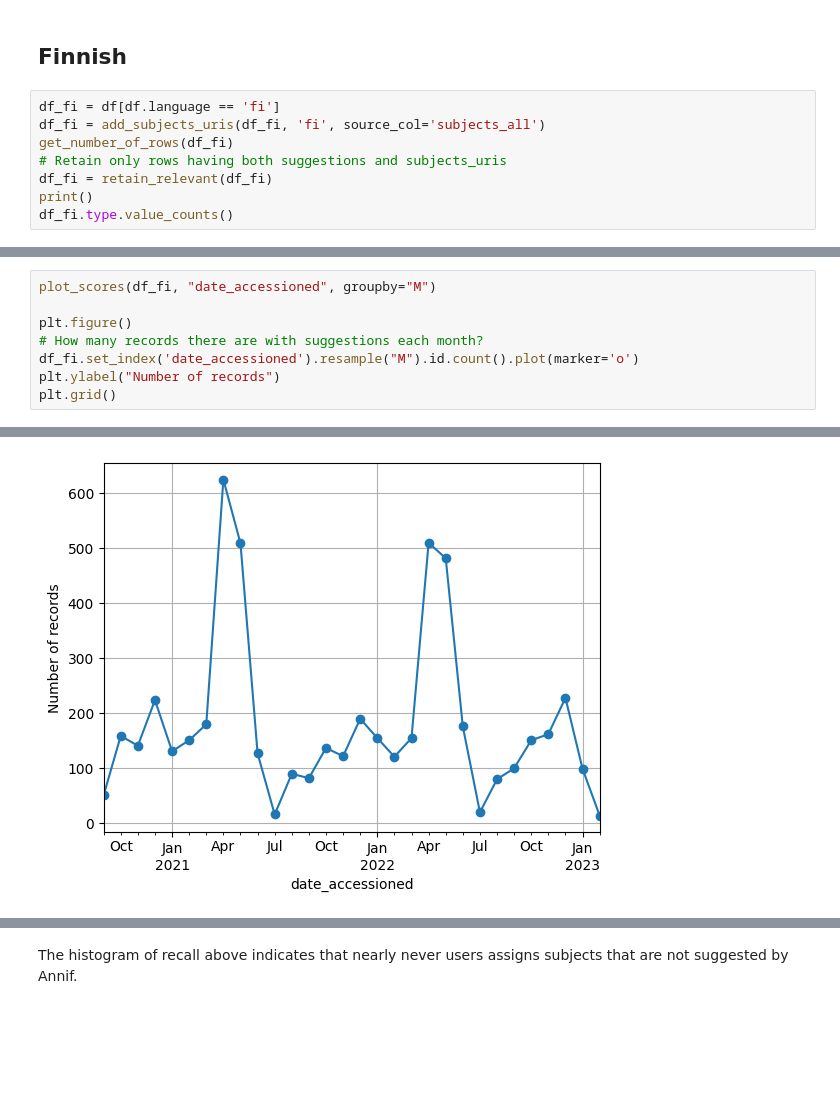
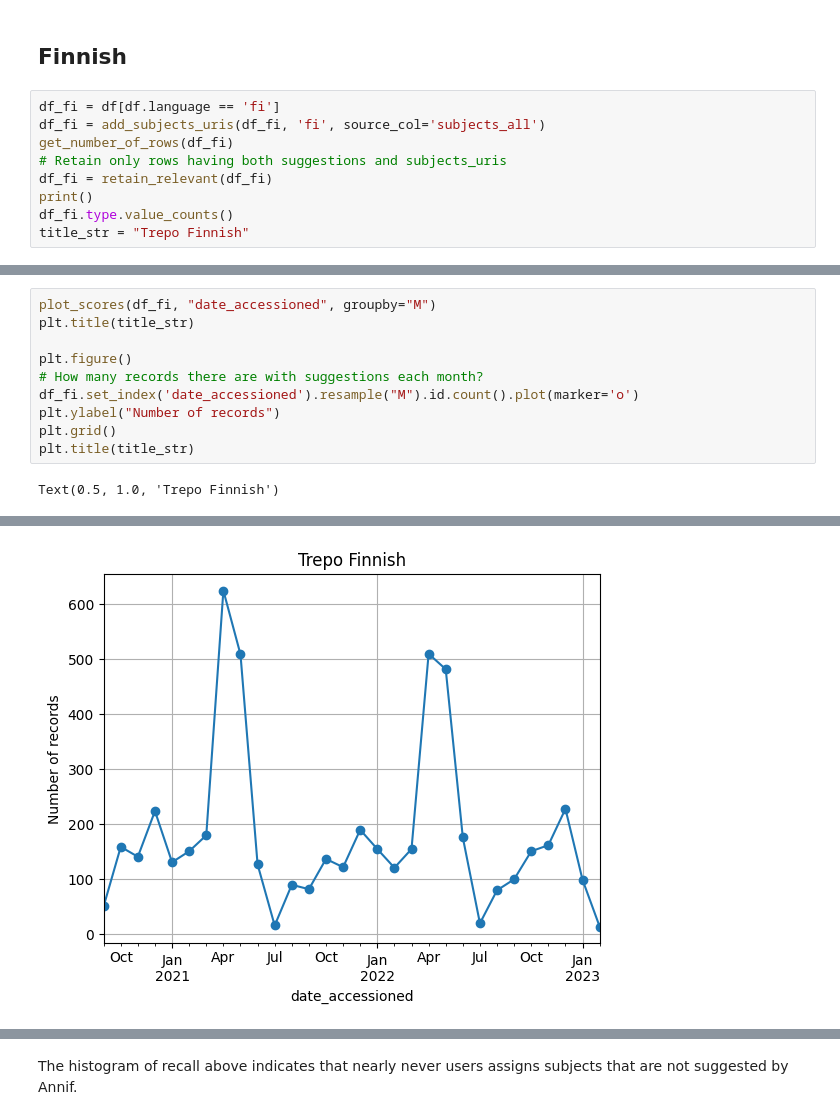
Before and after one commit to NatLibFi/FintoAI-data-YSO, a Jupyter notebook: repository-metrics-analysis/analyse.ipynb, the cells around one changed output, grey strips where cells are left out. Drawn from its saved outputs; the diff is of its cells as text; blank space fills up the shorter version.

```diff
--- a/repository-metrics-analysis/analyse.ipynb
+++ b/repository-metrics-analysis/analyse.ipynb
@@ -247,6 +267,7 @@ get_number_of_rows(df_fi)
 df_fi = retain_relevant(df_fi)
 print()
 df_fi.type.value_counts()
+title_str = "Trepo Finnish"
 # %% [output]
 missing fi label 'väsyminen' found via ysa
 missing fi label 'arvot' found via ysa
@@ -294,9 +305,12 @@ Name: type, dtype: int64
 # %%
 plot_scores(df_fi, "date_accessioned", groupby="M")
+plt.title(title_str)
 
 plt.figure()
 # How many records there are with suggestions each month?
 df_fi.set_index('date_accessioned').resample("M").id.count().plot(marker='o')
 plt.ylabel("Number of records")
 plt.grid()
+plt.title(title_str)
 # %% [output]
+Text(0.5, 1.0, 'Trepo Finnish')
@@ -304,3 +318,3 @@ plt.grid()
-[figure, old version]
+[figure, new version]
 # %%
 # Group by annif_update and give mean precision, recall, f1
```
Also changed, not shown: parts of 29 cells of this notebook.
